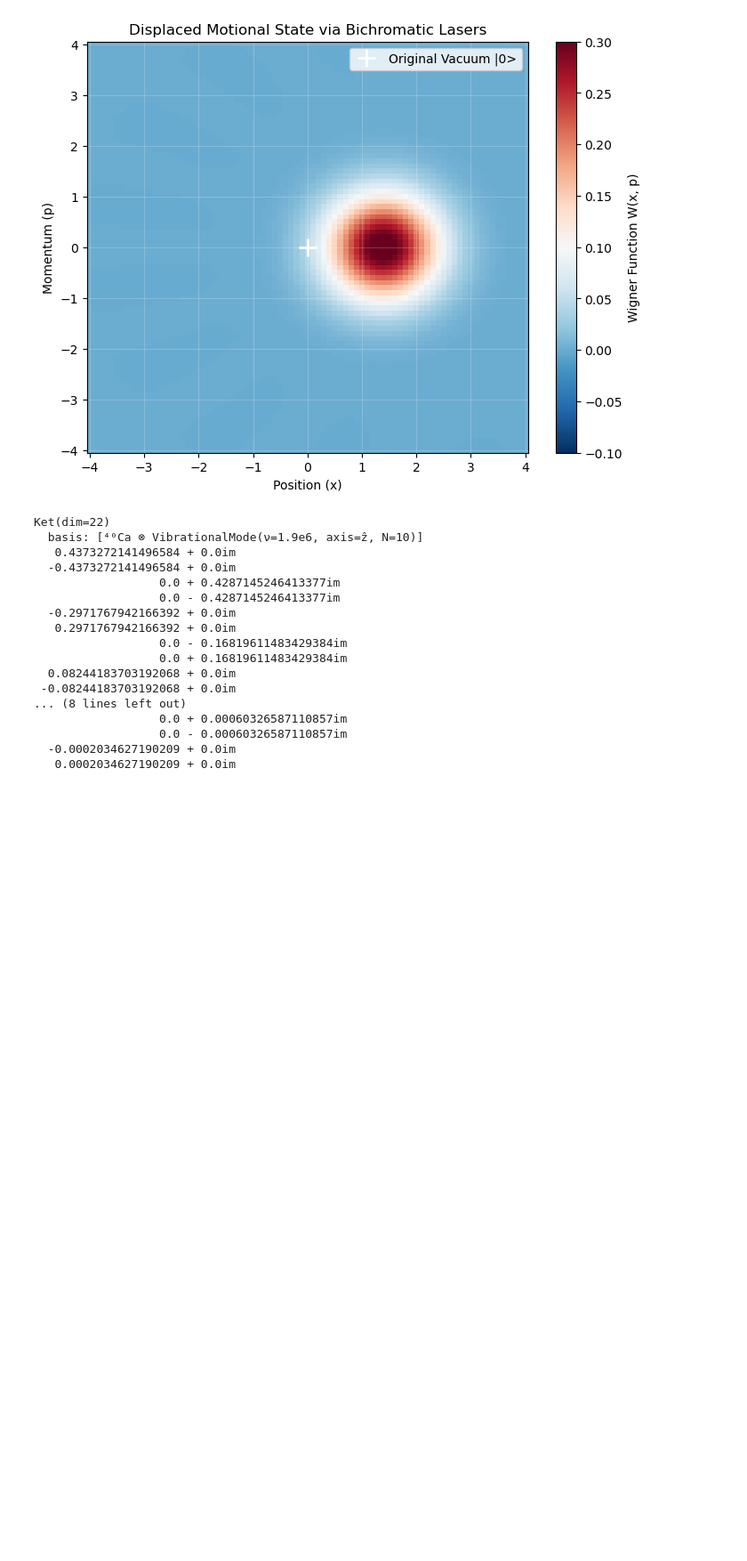
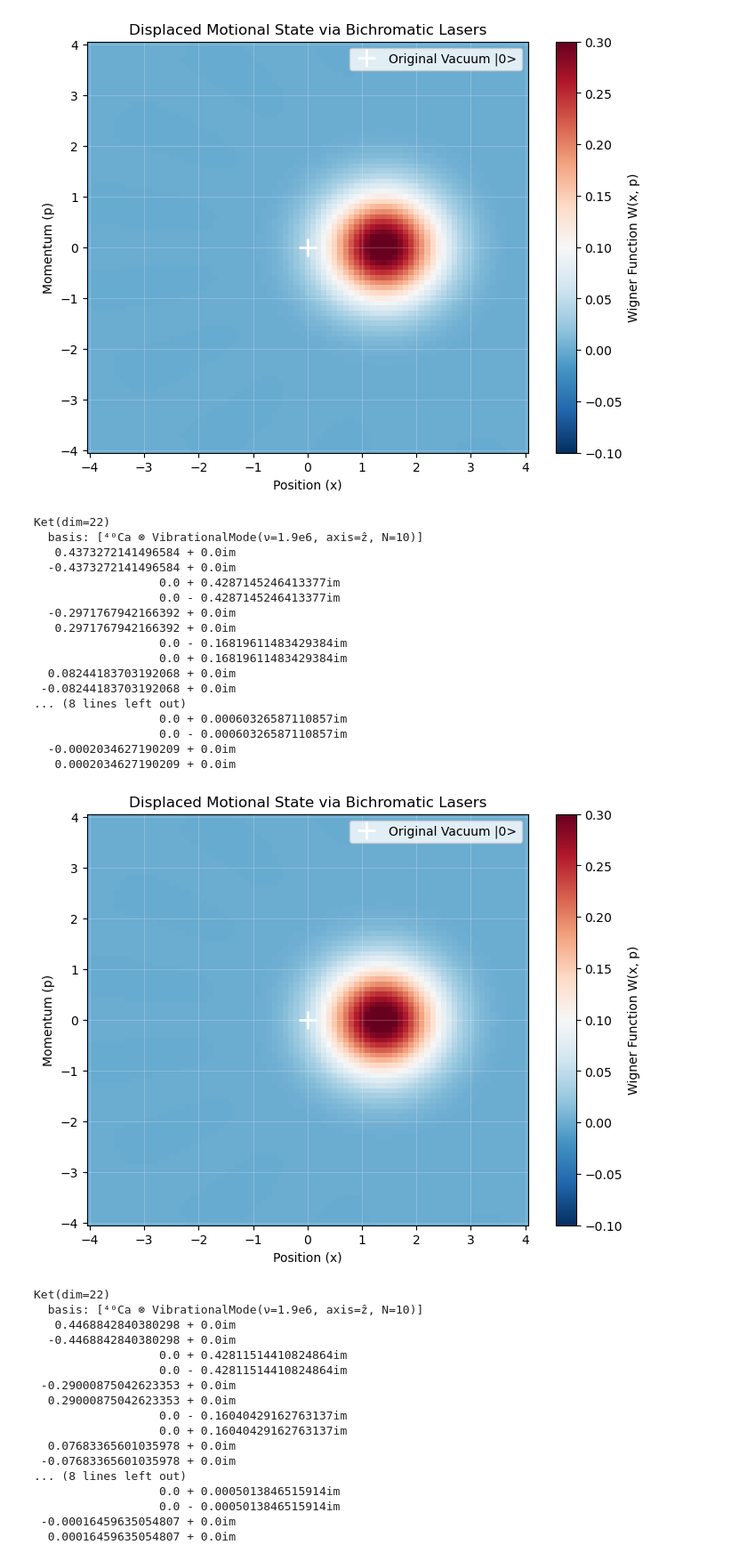
Before and after one commit to park2003/TestSQRLab, a Jupyter notebook: SDF_function.ipynb, the cells around one changed output. Shown at 89% size. Drawn from its saved outputs; the diff is of its cells as text; code cells hidden in the pictures; blank space fills up the shorter version.

```diff
--- a/SDF_function.ipynb
+++ b/SDF_function.ipynb
@@ -818,3 +816,39 @@ Ket(dim=22)
                   0.0 - 0.00060326587110857im
   -0.0002034627190209 + 0.0im
    0.0002034627190209 + 0.0im
+# %%
+# 1. Grab the exact mode object used in the simulation
+sim_mode = zmodes(trap)[1]
+a = 0.958 * im
+
+# 2. Build the displacement operator using the IonSim mode
+# IonSim has a built-in displace() numerical method
+D_motion = IonSim.displace(sim_mode, a)
+ψ_ion = normalize(ion["g"] -  ion["e"])
+
+# 3. Combine them into a full system operator (Spin ⊗ Motion)
+D_system = identityoperator(ψ_ion.basis) ⊗ D_motion
+
+# 4. Apply the operator to the state
+displaced_final_state = D_system * ψ_initial
+println(displaced_final_state)
+plot_wigner(displaced_final_state)
+# %% [output]
+[figure, added]
+Ket(dim=22)
+  basis: [⁴⁰Ca ⊗ VibrationalMode(ν=1.9e6, axis=ẑ, N=10)]
+   0.4468842840380298 + 0.0im
+  -0.4468842840380298 + 0.0im
+                  0.0 + 0.42811514410824864im
+                  0.0 - 0.42811514410824864im
+ -0.29000875042623353 + 0.0im
+  0.29000875042623353 + 0.0im
+                  0.0 - 0.16040429162763137im
+                  0.0 + 0.16040429162763137im
+  0.07683365601035978 + 0.0im
+ -0.07683365601035978 + 0.0im
+... (8 lines left out)
+                  0.0 + 0.0005013846515914im
+                  0.0 - 0.0005013846515914im
+ -0.00016459635054807 + 0.0im
+  0.00016459635054807 + 0.0im
```
Also changed, not shown: parts of 8 cells of this notebook, 1 other file.
